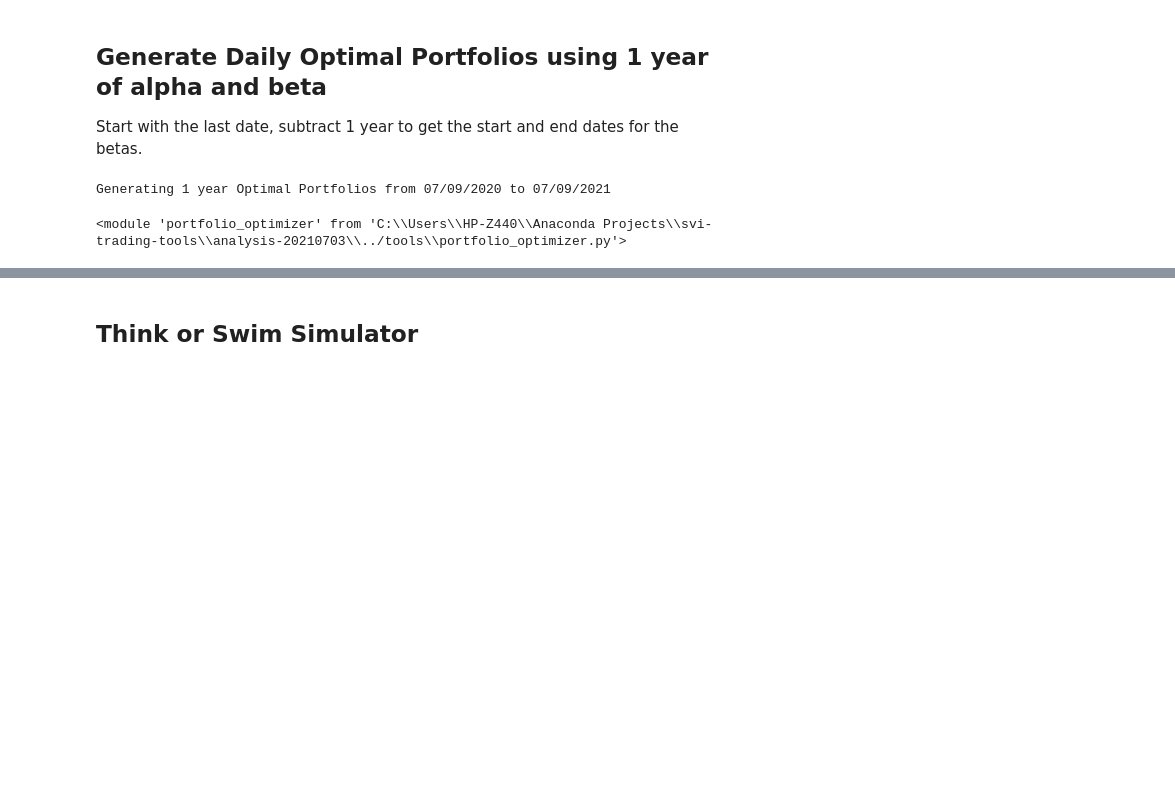
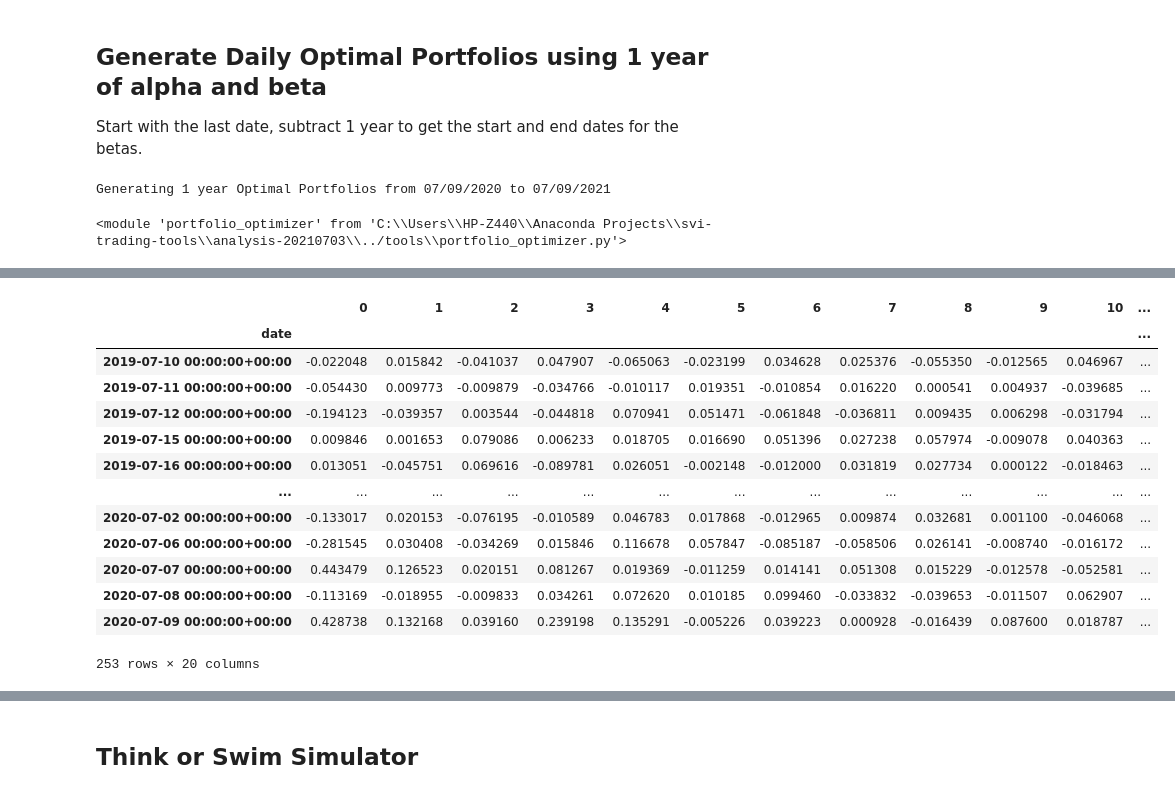
Before and after one commit to nmaiorana/svi-trading-tools, a Jupyter notebook: analysis-20210703/stage_4a_optimal_weights_sample.ipynb, the cells around one changed output, grey strips where cells are left out. Saved outputs shown, nothing was run; the diff lists cells and outputs as text; code cells hidden in the pictures; blank space fills up the shorter version.

```diff
--- a/analysis-20210703/stage_4a_optimal_weights_sample.ipynb
+++ b/analysis-20210703/stage_4a_optimal_weights_sample.ipynb
@@ -190,3 +211,20 @@ optimal_weights.query('optimalWeights > 0.0').shape
+# %%
+risk_model.factor_returns_
+# %% [output]
+|  | 0 | 1 | 2 | 3 | 4 | 5 | 6 | 7 | 8 | 9 | 10 | ... |
+| date |  |  |  |  |  |  |  |  |  |  |  | ... |
+| 2019-07-10 00:00:00+00:00 | -0.022048 | 0.015842 | -0.041037 | 0.047907 | -0.065063 | -0.023199 | 0.034628 | 0.025376 | -0.055350 | -0.012565 | 0.046967 | ... |
+| 2019-07-11 00:00:00+00:00 | -0.054430 | 0.009773 | -0.009879 | -0.034766 | -0.010117 | 0.019351 | -0.010854 | 0.016220 | 0.000541 | 0.004937 | -0.039685 | ... |
+| 2019-07-12 00:00:00+00:00 | -0.194123 | -0.039357 | 0.003544 | -0.044818 | 0.070941 | 0.051471 | -0.061848 | -0.036811 | 0.009435 | 0.006298 | -0.031794 | ... |
+| 2019-07-15 00:00:00+00:00 | 0.009846 | 0.001653 | 0.079086 | 0.006233 | 0.018705 | 0.016690 | 0.051396 | 0.027238 | 0.057974 | -0.009078 | 0.040363 | ... |
+| 2019-07-16 00:00:00+00:00 | 0.013051 | -0.045751 | 0.069616 | -0.089781 | 0.026051 | -0.002148 | -0.012000 | 0.031819 | 0.027734 | 0.000122 | -0.018463 | ... |
+| ... | ... | ... | ... | ... | ... | ... | ... | ... | ... | ... | ... | ... |
+| 2020-07-02 00:00:00+00:00 | -0.133017 | 0.020153 | -0.076195 | -0.010589 | 0.046783 | 0.017868 | -0.012965 | 0.009874 | 0.032681 | 0.001100 | -0.046068 | ... |
+| 2020-07-06 00:00:00+00:00 | -0.281545 | 0.030408 | -0.034269 | 0.015846 | 0.116678 | 0.057847 | -0.085187 | -0.058506 | 0.026141 | -0.008740 | -0.016172 | ... |
+| 2020-07-07 00:00:00+00:00 | 0.443479 | 0.126523 | 0.020151 | 0.081267 | 0.019369 | -0.011259 | 0.014141 | 0.051308 | 0.015229 | -0.012578 | -0.052581 | ... |
+| 2020-07-08 00:00:00+00:00 | -0.113169 | -0.018955 | -0.009833 | 0.034261 | 0.072620 | 0.010185 | 0.099460 | -0.033832 | -0.039653 | -0.011507 | 0.062907 | ... |
+| 2020-07-09 00:00:00+00:00 | 0.428738 | 0.132168 | 0.039160 | 0.239198 | 0.135291 | -0.005226 | 0.039223 | 0.000928 | -0.016439 | 0.087600 | 0.018787 | ... |
+253 rows × 20 columns
 # %%
 investment_amount = portfun.get_account_value(stock_universe_values).round(2)
 print(f'Current investment amount: {investment_amount}')
```
Also changed, not shown: parts of 9 cells of this notebook, 1 other file.
